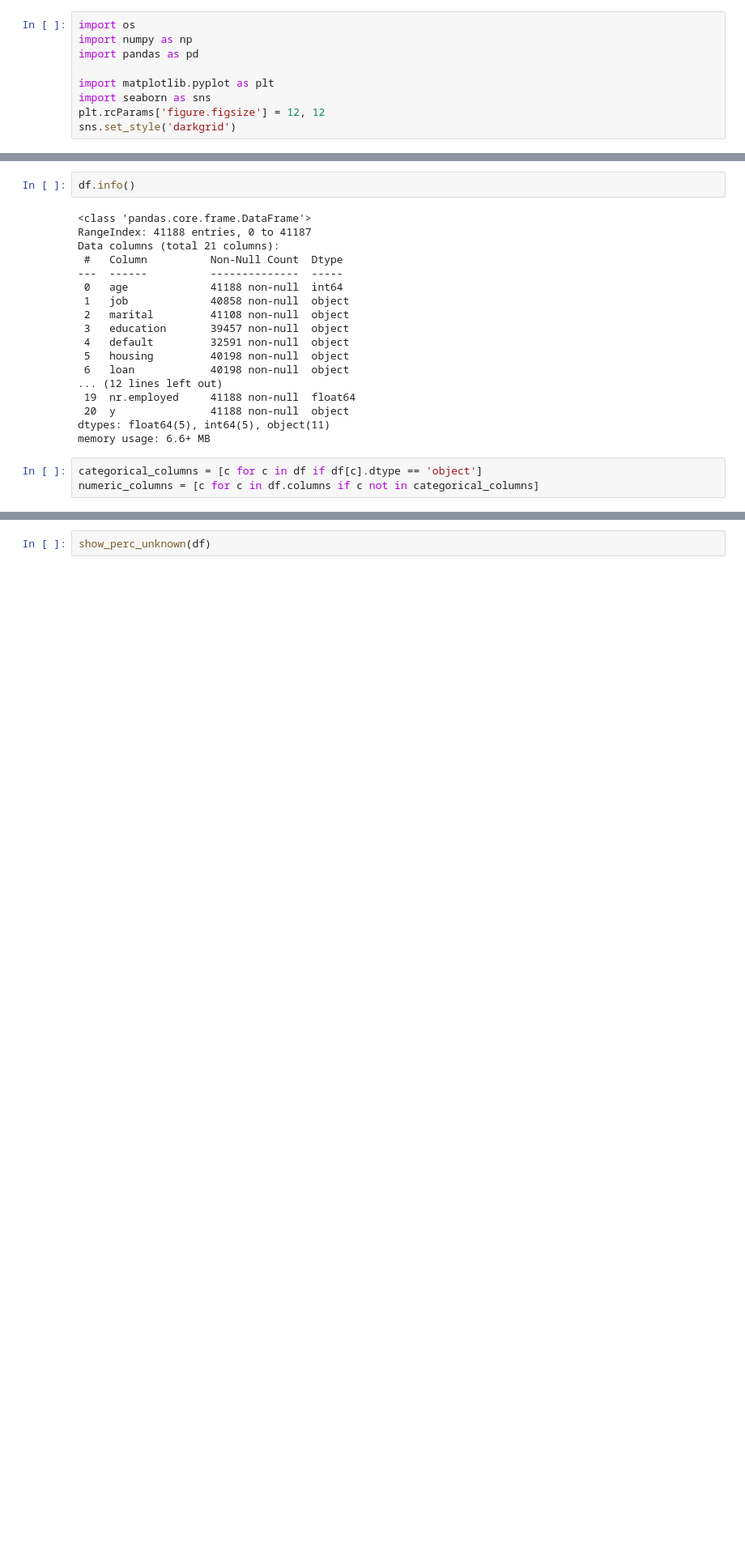
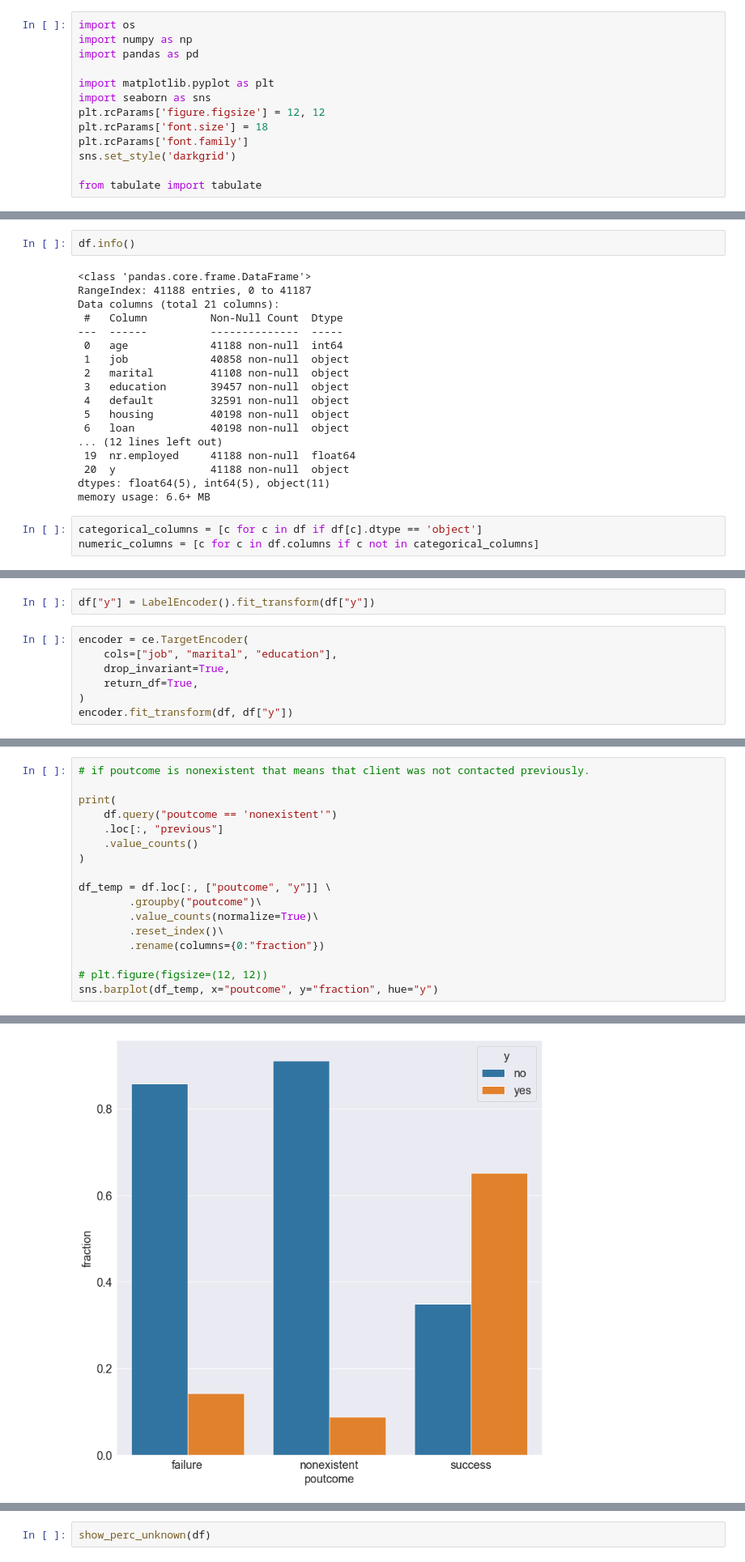
Before and after one commit to shreyanc07/comparitive-analysis-of-decision-tree-and-naive-bayes-model-for-classification, a Jupyter notebook: src/task-1.ipynb, the cells around one changed output, grey strips where cells are left out. Shown at 81% size. Drawn from its saved outputs; the diff is of its cells as text; blank space fills up the shorter version.

```diff
--- a/src/task-1.ipynb
+++ b/src/task-1.ipynb
@@ -8,5 +8,9 @@ import pandas as pd
 import matplotlib.pyplot as plt
 import seaborn as sns
 plt.rcParams['figure.figsize'] = 12, 12
+plt.rcParams['font.size'] = 18
+plt.rcParams['font.family']
 sns.set_style('darkgrid')
+
+from tabulate import tabulate
 # %%
@@ -70,0 +83,9 @@ $\textcolor{#F9E79F}{\underline{\textbf{Social attributes}}}$
+# %%
+df["y"] = LabelEncoder().fit_transform(df["y"])
+# %%
+encoder = ce.TargetEncoder(
+    cols=["job", "marital", "education"],
+    drop_invariant=True,
+    return_df=True,
+)
+encoder.fit_transform(df, df["y"])
@@ -70,0 +106,18 @@ $\textcolor{#F9E79F}{\underline{\textbf{Social attributes}}}$
+# %%
+# if poutcome is nonexistent that means that client was not contacted previously.
+
+print(
+    df.query("poutcome == 'nonexistent'")
+    .loc[:, "previous"]
+    .value_counts()
+)
+
+df_temp = df.loc[:, ["poutcome", "y"]] \
+        .groupby("poutcome")\
+        .value_counts(normalize=True)\
+        .reset_index()\
+        .rename(columns={0:"fraction"})
+
+# plt.figure(figsize=(12, 12))
+sns.barplot(df_temp, x="poutcome", y="fraction", hue="y")
+# %% [output]
@@ -70,0 +127 @@ $\textcolor{#F9E79F}{\underline{\textbf{Social attributes}}}$
+[figure, added]
```
Also changed, not shown: parts of 42 cells of this notebook, 6 other files.
